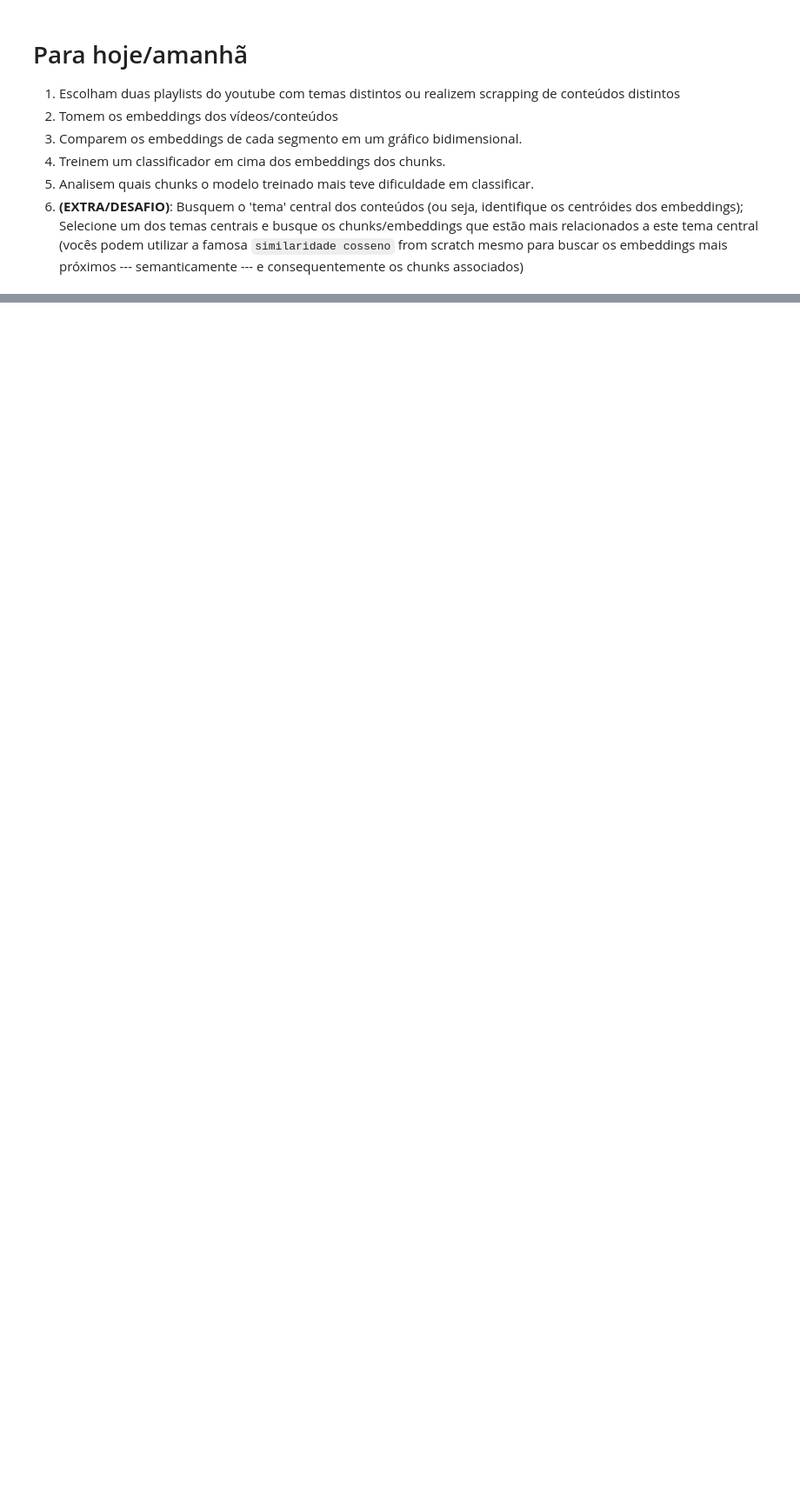
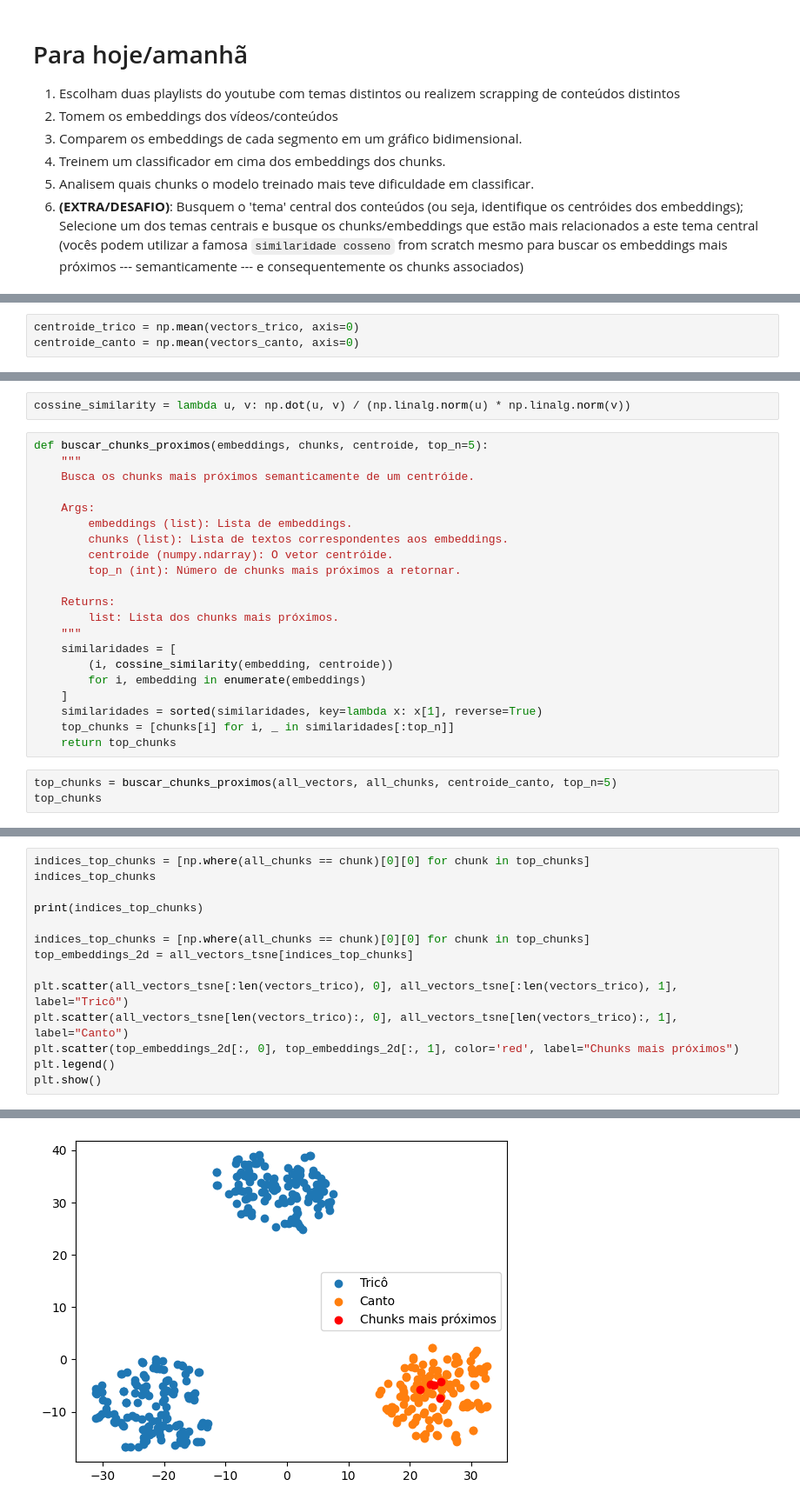
Before and after one commit to xNero-AI/nero-summer-25-1, a Jupyter notebook: embeddings/get_started_embeddings.ipynb, the cells around one changed output, grey strips where cells are left out. Shown at 87% size. Cells and saved outputs as stored; diff of their text form; blank space fills up the shorter version.

```diff
--- a/embeddings/get_started_embeddings.ipynb
+++ b/embeddings/get_started_embeddings.ipynb
@@ -255,0 +487,3 @@ plt.show()
+# %%
+centroide_trico = np.mean(vectors_trico, axis=0)
+centroide_canto = np.mean(vectors_canto, axis=0)
@@ -255,0 +497,26 @@ plt.show()
+# %%
+cossine_similarity = lambda u, v: np.dot(u, v) / (np.linalg.norm(u) * np.linalg.norm(v))
+# %%
+def buscar_chunks_proximos(embeddings, chunks, centroide, top_n=5):
+    """
+    Busca os chunks mais próximos semanticamente de um centróide.
+
+    Args:
+        embeddings (list): Lista de embeddings.
+        chunks (list): Lista de textos correspondentes aos embeddings.
+        centroide (numpy.ndarray): O vetor centróide.
+        top_n (int): Número de chunks mais próximos a retornar.
+
+    Returns:
+        list: Lista dos chunks mais próximos.
+    """
+    similaridades = [
+        (i, cossine_similarity(embedding, centroide))
+        for i, embedding in enumerate(embeddings)
+    ]
+    similaridades = sorted(similaridades, key=lambda x: x[1], reverse=True)
+    top_chunks = [chunks[i] for i, _ in similaridades[:top_n]]
+    return top_chunks
+# %%
+top_chunks = buscar_chunks_proximos(all_vectors, all_chunks, centroide_canto, top_n=5)
+top_chunks
@@ -255,0 +529,15 @@ plt.show()
+# %%
+indices_top_chunks = [np.where(all_chunks == chunk)[0][0] for chunk in top_chunks]
+indices_top_chunks
+
+print(indices_top_chunks)
+
+indices_top_chunks = [np.where(all_chunks == chunk)[0][0] for chunk in top_chunks]
+top_embeddings_2d = all_vectors_tsne[indices_top_chunks]
+
+plt.scatter(all_vectors_tsne[:len(vectors_trico), 0], all_vectors_tsne[:len(vectors_trico), 1], label="Tricô")
+plt.scatter(all_vectors_tsne[len(vectors_trico):, 0], all_vectors_tsne[len(vectors_trico):, 1], label="Canto")
+plt.scatter(top_embeddings_2d[:, 0], top_embeddings_2d[:, 1], color='red', label="Chunks mais próximos")
+plt.legend()
+plt.show()
+# %% [output]
@@ -255,0 +545 @@ plt.show()
+[figure, added]
```
Also changed, not shown: parts of 47 cells of this notebook, 1 other file.
